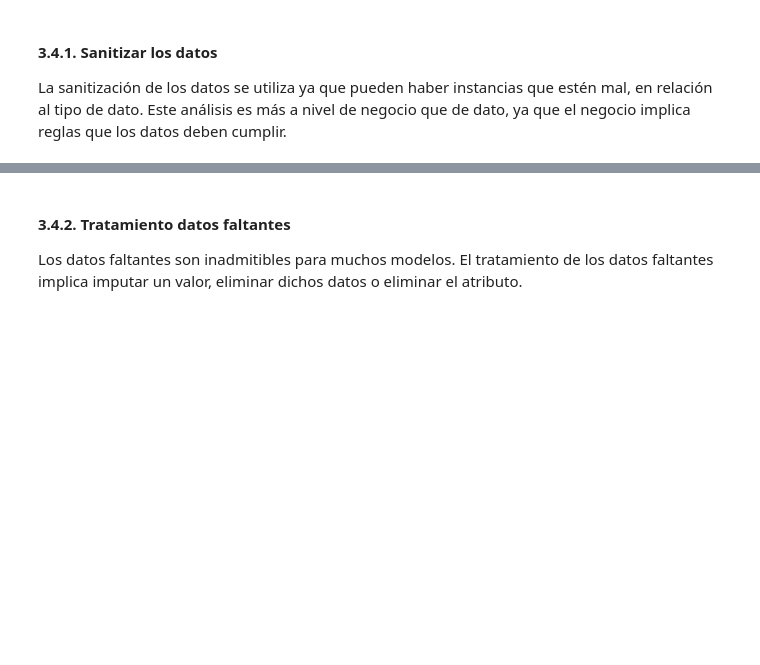
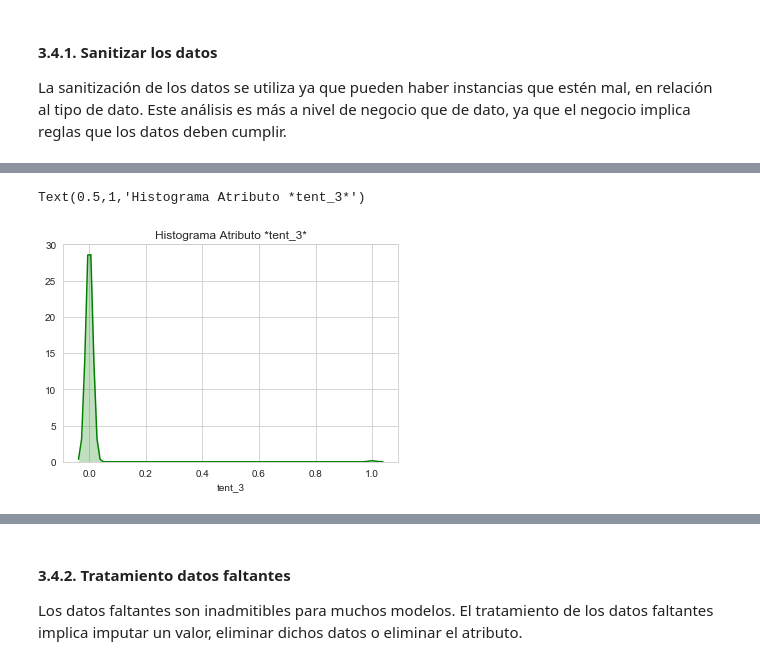
Before and after one commit to brunomaso1/ml-porfolio, a Jupyter notebook: content/posts/jupyter-notebooks/2018/Voy_preso_o_no_analisis_dataset_penal2016_python.ipynb, the cells around one changed output, grey strips where cells are left out. Drawn from its saved outputs; the diff is of its cells as text; code cells hidden in the pictures; blank space fills up the shorter version.

```diff
--- a/content/posts/jupyter-notebooks/2018/Voy_preso_o_no_analisis_dataset_penal2016_python.ipynb
+++ b/content/posts/jupyter-notebooks/2018/Voy_preso_o_no_analisis_dataset_penal2016_python.ipynb
@@ -285,0 +739,6 @@ La sanitización de los datos se utiliza ya que pueden haber instancias que est
+# %%
+# Grafico el atributo *tent_3*
+sns.distplot(data['tent_3'], hist=False, color="g", kde_kws={"shade": True}).set_title('Histograma Atributo *tent_3*')
+# %% [output]
+Text(0.5,1,'Histograma Atributo *tent_3*')
+[figure, added]
```
Also changed, not shown: parts of 102 cells of this notebook, 8 other files.
